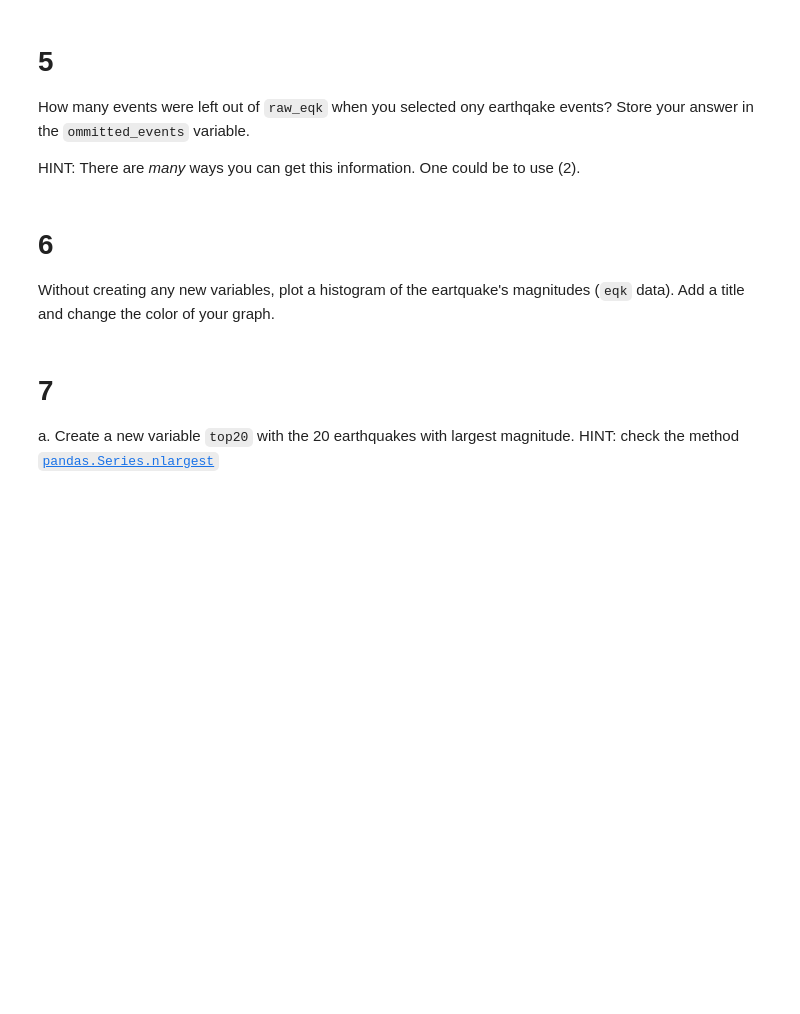
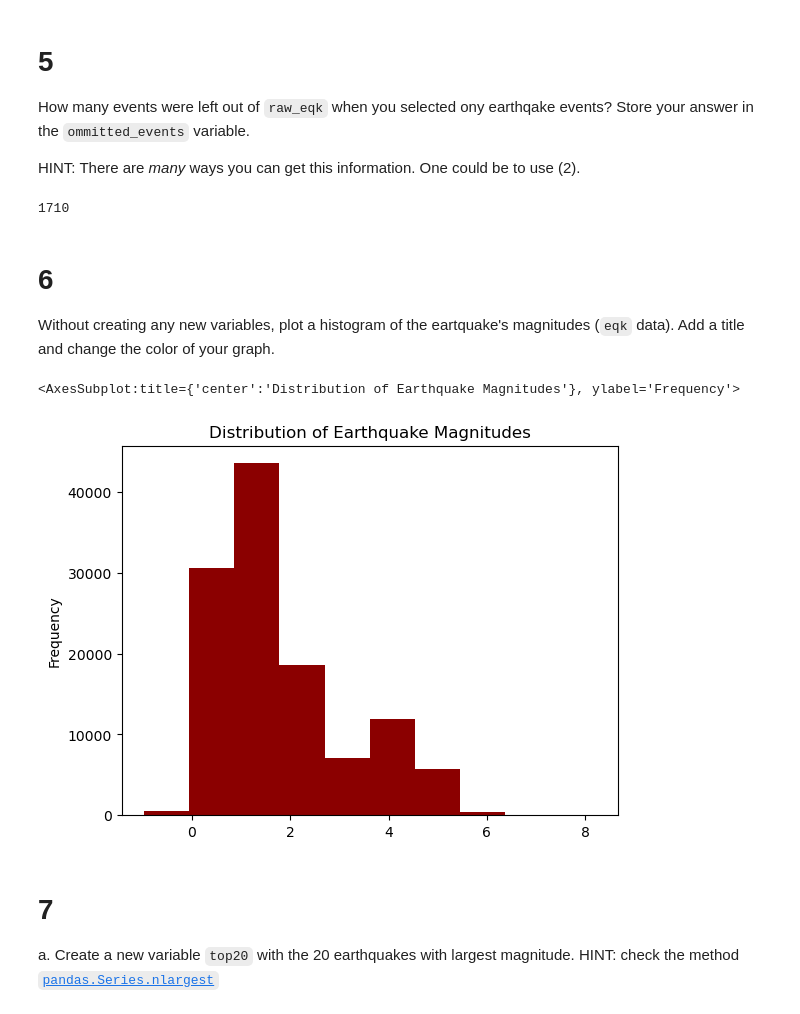
Before and after one commit to marinakochuten/eds220-hwk1, a Jupyter notebook: hwk1-task3-earthquakes.ipynb, the cells around one changed output. Saved outputs shown, nothing was run; the diff lists cells and outputs as text; code cells hidden in the pictures; blank space fills up the shorter version.

```diff
--- a/hwk1-task3-earthquakes.ipynb
+++ b/hwk1-task3-earthquakes.ipynb
@@ -118,3 +116,6 @@ eqk =
+# %%
+# Subset to 'type' = 'earthquake' and update index to the 'id' column
+eqk = raw_eqk[raw_eqk['type'] == 'earthquake'].set_index('id')
 # %%
 # View the dataframe
 eqk
@@ -136,8 +157,24 @@ omitted_events = ...
+# %%
+# Subtract the `num_rows` from the number of rows in eqk_3 to know how many events were ommitted
+omitted_events = num_rows - (eqk.shape[0])
+print(omitted_events)
+# %% [output]
+1710
 # %% [markdown]
 <!-- BEGIN QUESTION -->
 
 # 6
 Without creating any new variables, plot a histogram of the eartquake's magnitudes (`eqk` data). Add a title and change the color of your graph.
+# %%
+# Make a histogram of the earthquakes magnitudes
+eqk['mag'].plot(kind = 'hist',
+        title = 'Distribution of Earthquake Magnitudes',
+        xlabel= 'Magnitude',
+        ylabel='Frequency',
+        color = 'darkred')
+# %% [output]
+<AxesSubplot:title={'center':'Distribution of Earthquake Magnitudes'}, ylabel='Frequency'>
+[figure, added]
 # %% [markdown]
 <!-- END QUESTION -->
 
```
Also changed, not shown: parts of 6 cells of this notebook.
